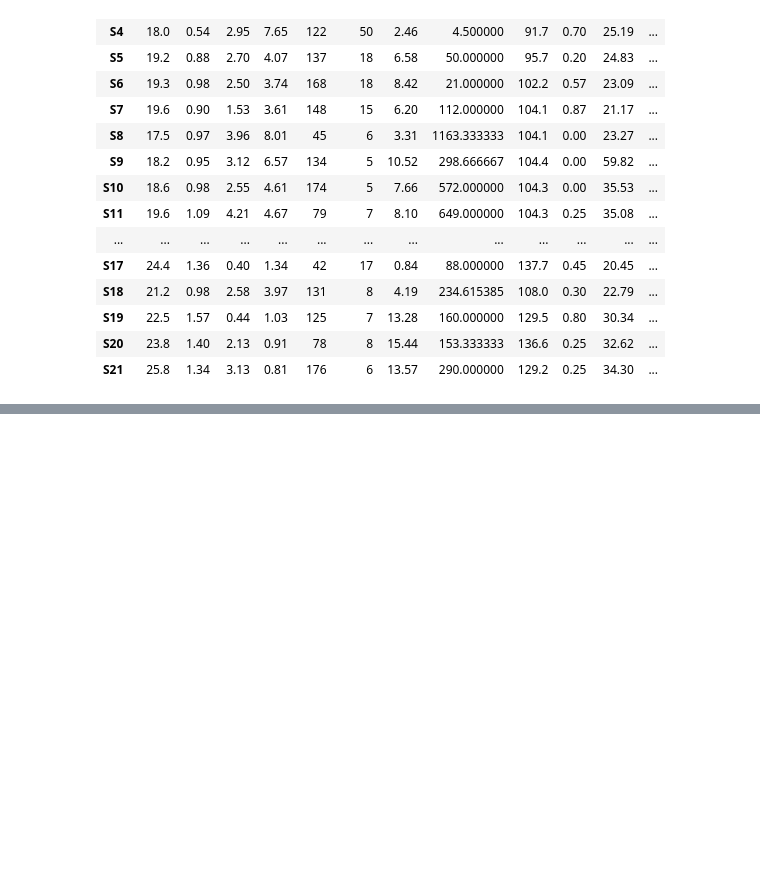
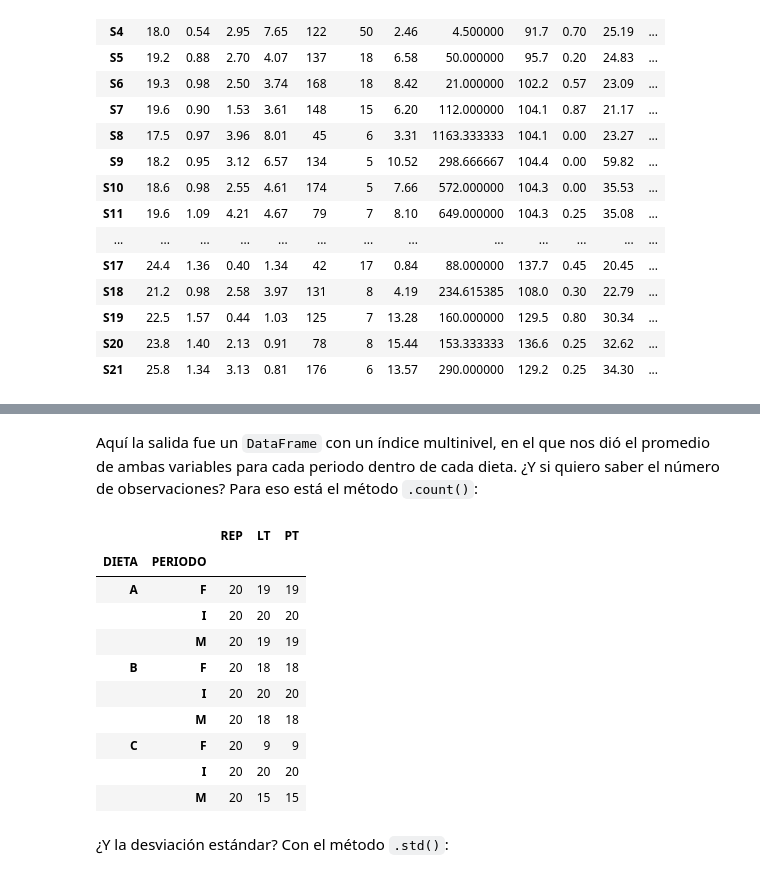
Before and after one commit to ArturoBell/py_biol, a Jupyter notebook: c04_pandas.ipynb, the cells around one changed output, grey strips where cells are left out. Saved outputs shown, nothing was run; the diff lists cells and outputs as text; code cells hidden in the pictures; blank space fills up the shorter version.

```diff
--- a/c04_pandas.ipynb
+++ b/c04_pandas.ipynb
@@ -503,0 +820,18 @@ fq[mask]
+# %% [markdown]
+Aquí la salida fue un `DataFrame` con un índice multinivel, en el que nos dió el promedio de ambas variables para cada periodo dentro de cada dieta. ¿Y si quiero saber el número de observaciones? Para eso está el método `.count()`:
+# %%
+guppy.groupby(['DIETA', 'PERIODO']).count()
+# %% [output]
+|  |  | REP | LT | PT |
+| DIETA | PERIODO |  |  |  |
+| A | F | 20 | 19 | 19 |
+|  | I | 20 | 20 | 20 |
+|  | M | 20 | 19 | 19 |
+| B | F | 20 | 18 | 18 |
+|  | I | 20 | 20 | 20 |
+|  | M | 20 | 18 | 18 |
+| C | F | 20 | 9 | 9 |
+|  | I | 20 | 20 | 20 |
+|  | M | 20 | 15 | 15 |
+# %% [markdown]
+¿Y la desviación estándar? Con el método `.std()`:
```
Also changed, not shown: parts of 75 cells of this notebook.
